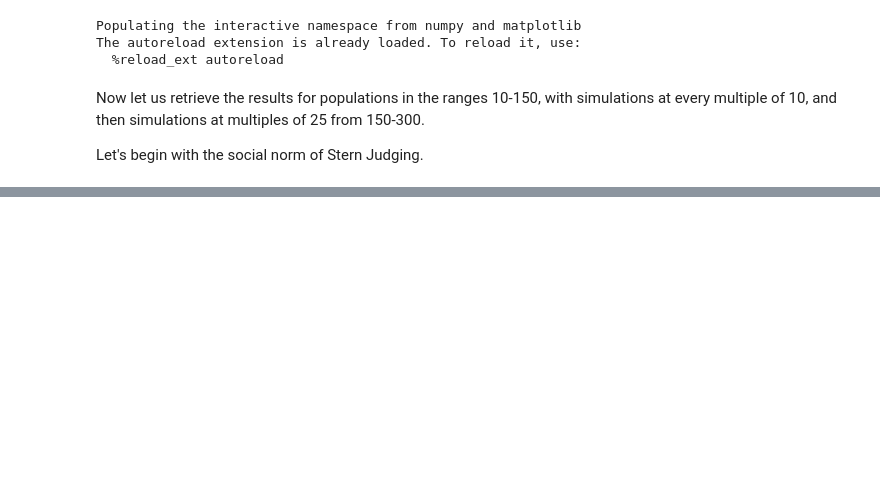
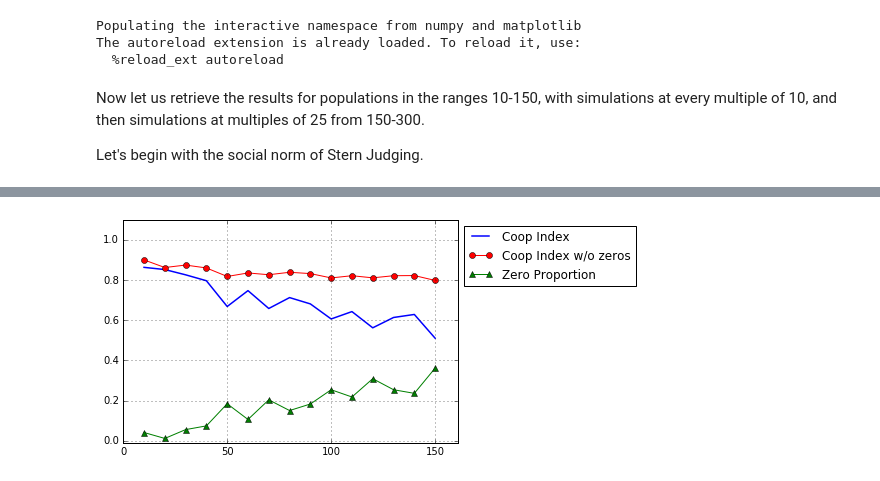
Before and after one commit to konradcybulski/GameTheory1041, a Jupyter notebook: Python_Resources/SimulationResultVerification.ipynb, the cells around one changed output, grey strips where cells are left out. Saved outputs shown, nothing was run; the diff lists cells and outputs as text; code cells hidden in the pictures; blank space fills up the shorter version.

```diff
--- a/Python_Resources/SimulationResultVerification.ipynb
+++ b/Python_Resources/SimulationResultVerification.ipynb
@@ -112,0 +92,13 @@ plt.show()
+# %%
+zero_proportion = [0.041204119,0.011695128,0.055576907,0.074147917,0.184125577,0.106000064,0.203717035,0.150397196,0.182914359,0.253814071,0.217844087,0.308822051,0.253973574,0.23594133,0.361354215]
+coop_index_wo_zeros = [0.899610443,0.861665664,0.873896568,0.85957966,0.817215502,0.834648333,0.825830196,0.838019033,0.831492822,0.809982779,0.820895779,0.810393501,0.82092734,0.821720803,0.797484074]
+line_standard, = plt.plot(population_sizes, stern_judging_results, linewidth=1.5, label='Coop Index')
+line_zero_prop, = plt.plot(population_sizes, zero_proportion, label='Zero Proportion', marker='^')
+line_wo_zeros, = plt.plot(population_sizes, coop_index_wo_zeros, label='Coop Index w/o zeros', marker='o')
+plt.ylim((-0.01, 1.1))
+plt.xlim((-0.01, 161))
+plt.legend(handles=[line_standard, line_wo_zeros, line_zero_prop], loc='upper left', bbox_to_anchor=(1,1))
+plt.grid(True)
+plt.show()
+# %% [output]
+[figure, added]
```
Also changed, not shown: parts of 7 cells of this notebook.
